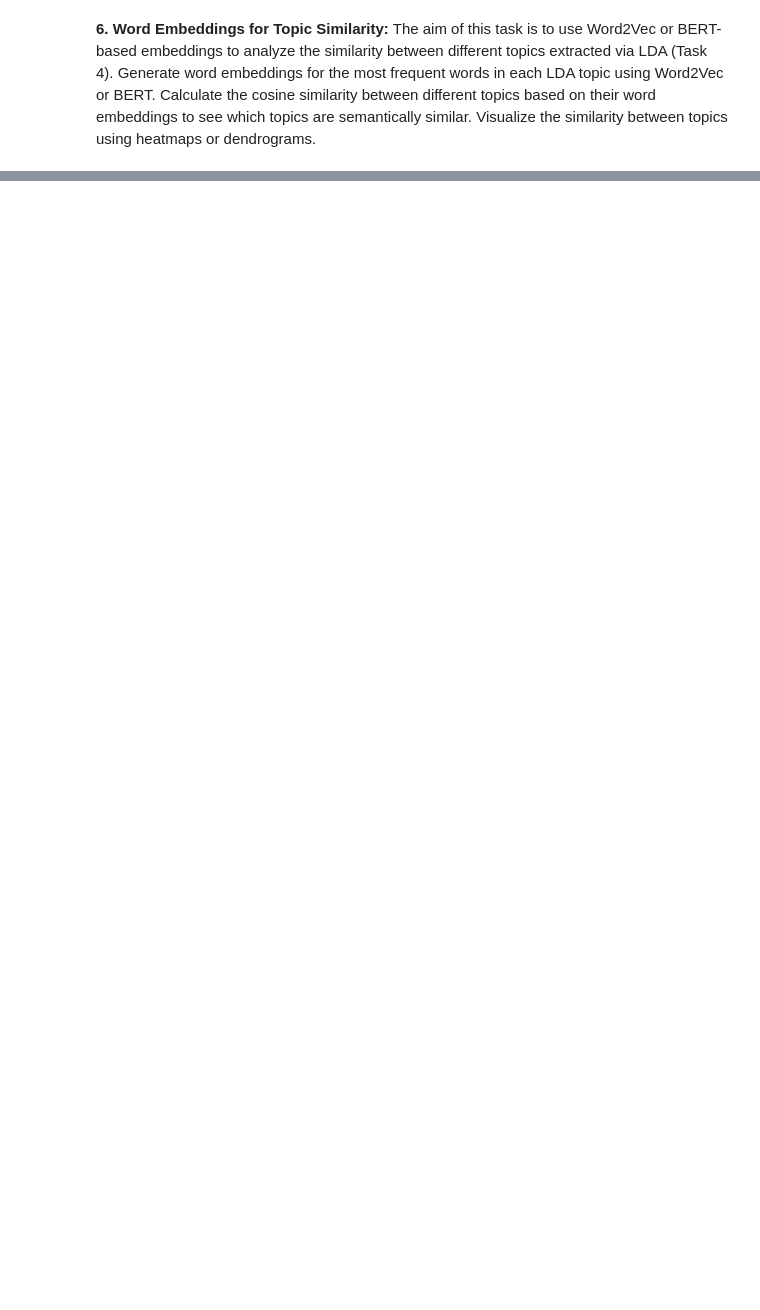
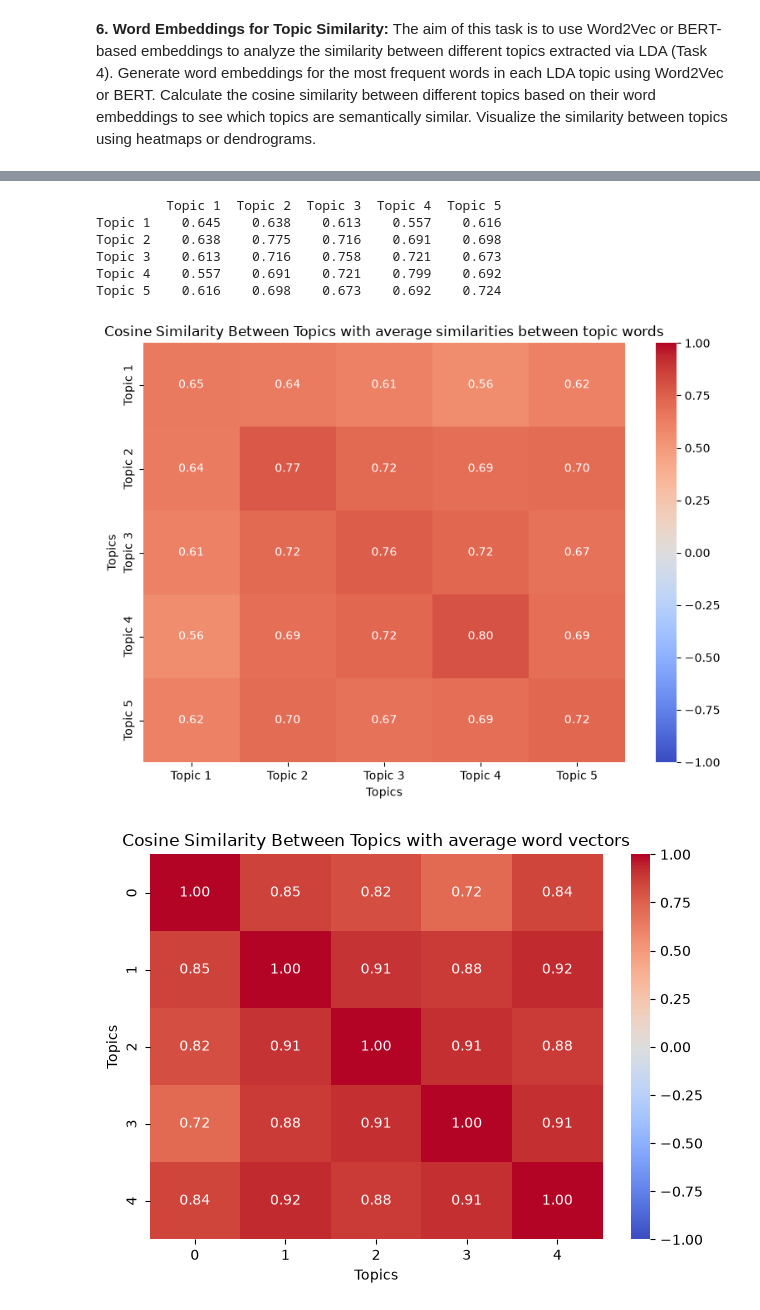
Before and after one commit to urhovr/NLP_Final_Project, a Jupyter notebook: NLP_Jaakko.ipynb, the cells around one changed output, grey strips where cells are left out. Cells and saved outputs as stored; diff of their text form; code cells hidden in the pictures; blank space fills up the shorter version.

```diff
--- a/NLP_Jaakko.ipynb
+++ b/NLP_Jaakko.ipynb
@@ -427,0 +403,45 @@ Topic 5 frequent words: thi, work, http, com, get, follow, twitter, miss, new, k
+# %%
+
+print(topic_avgsimilarities.round(3))
+
+plt.figure(figsize=(8, 6))
+
+sns.heatmap(
+    topic_avgsimilarities,
+    annot=True,
+    fmt=".2f",
+    cmap="coolwarm",
+    vmin=-1,
+    vmax=1
+)
+
+plt.title("Cosine Similarity Between Topics with average similarities between topic words")
+plt.xlabel("Topics")
+plt.ylabel("Topics")
+plt.tight_layout()
+plt.show()
+
+
+sns.heatmap(
+    avgvec_sim_matrix,
+    annot=True,
+    fmt=".2f",
+    cmap="coolwarm",
+    vmin=-1,
+    vmax=1
+)
+
+plt.title("Cosine Similarity Between Topics with average word vectors")
+plt.xlabel("Topics")
+plt.ylabel("Topics")
+plt.tight_layout()
+plt.show()
+# %% [output]
+         Topic 1  Topic 2  Topic 3  Topic 4  Topic 5
+Topic 1    0.645    0.638    0.613    0.557    0.616
+Topic 2    0.638    0.775    0.716    0.691    0.698
+Topic 3    0.613    0.716    0.758    0.721    0.673
+Topic 4    0.557    0.691    0.721    0.799    0.692
+Topic 5    0.616    0.698    0.673    0.692    0.724
+[figure, added]
+[figure, added]
```
Also changed, not shown: parts of 9 cells of this notebook.
